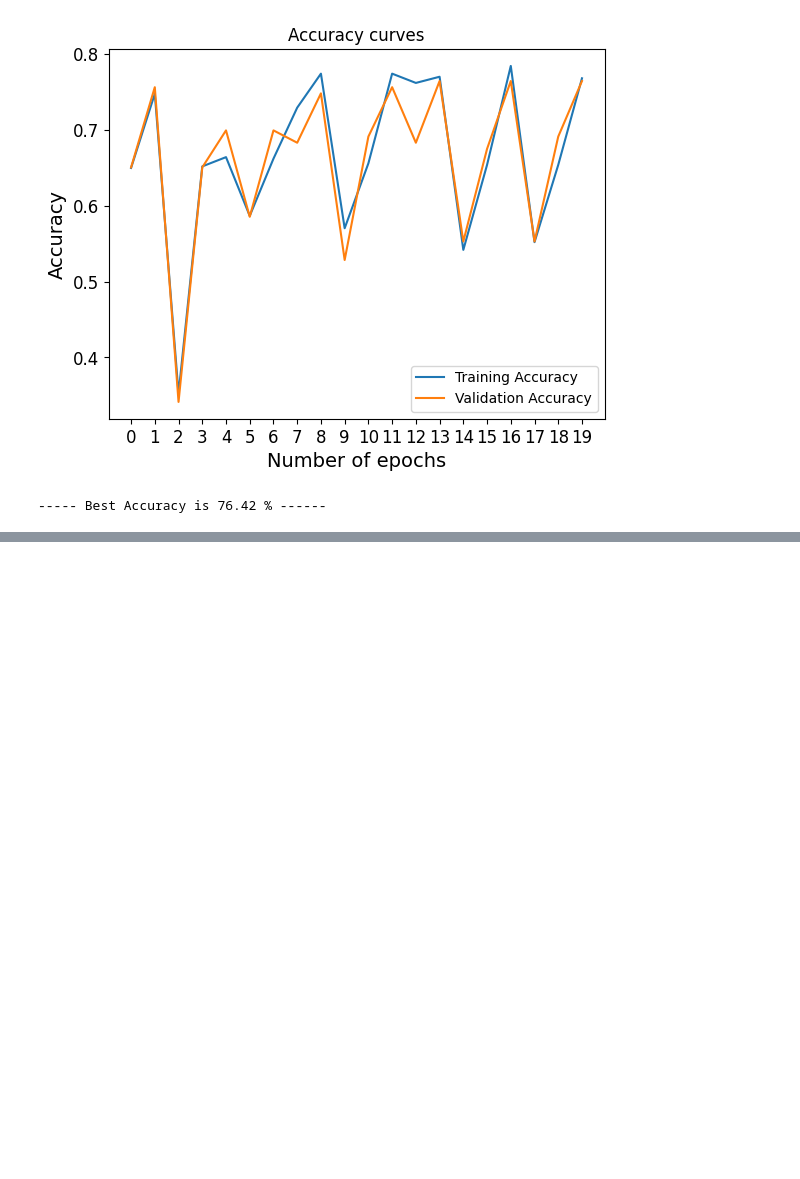
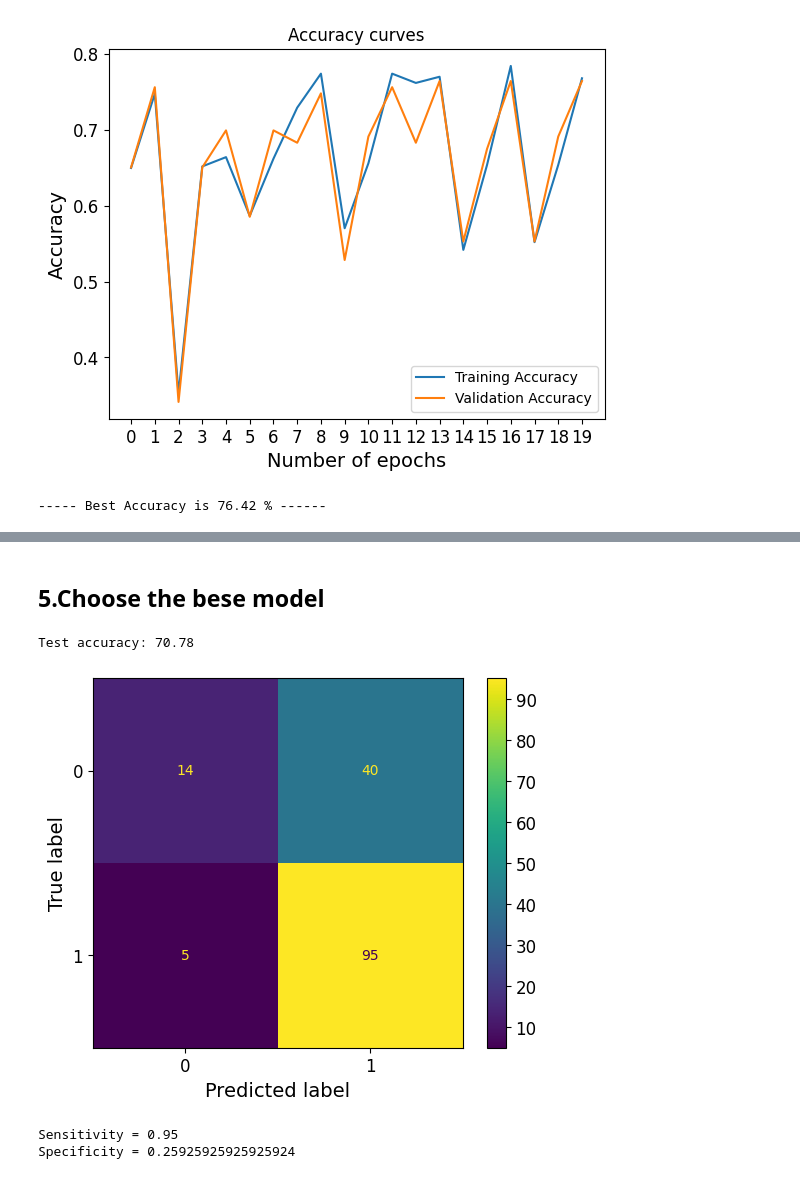
Before and after one commit to KaneZhao/deep-learning-assignments, a Jupyter notebook: assignment1/Assignment1.ipynb, the cells around one changed output, grey strips where cells are left out. Drawn from its saved outputs; the diff is of its cells as text; code cells hidden in the pictures; blank space fills up the shorter version.

```diff
--- a/assignment1/Assignment1.ipynb
+++ b/assignment1/Assignment1.ipynb
@@ -442,0 +539,28 @@ Training Loss: 0.348268839103869
+# %% [markdown]
+## 5.Choose the bese model
+# %%
+#  choose adaline as the best model
+from sklearn.metrics import confusion_matrix
+from sklearn.metrics import ConfusionMatrixDisplay
+
+testAccuracy = adaline.evaluate(X_test, y_test)
+print(f"Test accuracy: {testAccuracy*100:.2f}")
+
+predictions = adaline.predictions
+confMat = confusion_matrix(y_test, predictions)
+tn, fp, fn, tp = confMat.ravel()
+
+sensitivity = tp / (tp + fn)
+specificity = tn / (tn + fp)
+
+confDiagram = ConfusionMatrixDisplay(confMat)
+confDiagram.plot()
+plt.show()
+
+print("Sensitivity =", sensitivity)
+print("Specificity =", specificity)
+# %% [output]
+Test accuracy: 70.78
+[figure, added]
+Sensitivity = 0.95
+Specificity = 0.25925925925925924
```
Also changed, not shown: parts of 14 cells of this notebook.
